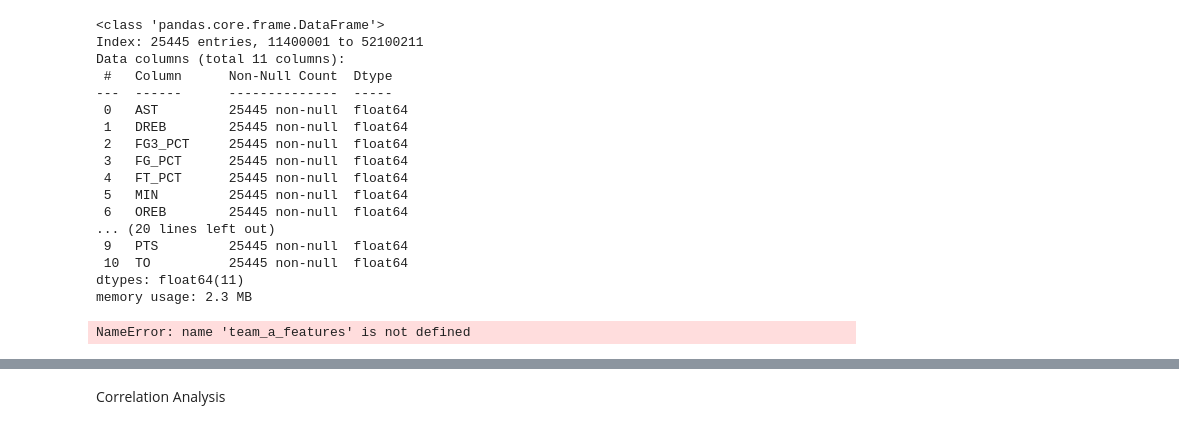
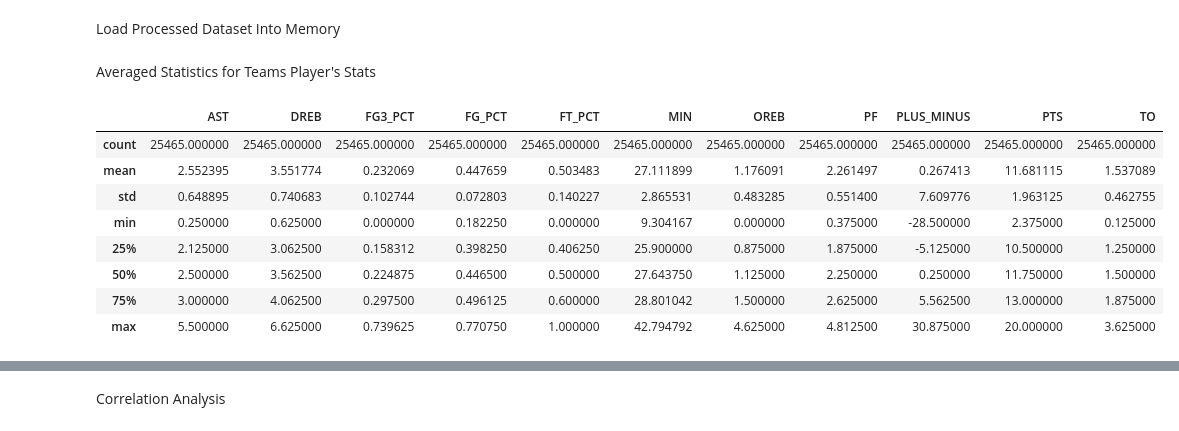
Before and after one commit to joaquinuriarte/sports-betting, a Jupyter notebook: model_binaries/EDA/processed_DS_EDA.ipynb, the cells around one changed output, grey strips where cells are left out. Saved outputs shown, nothing was run; the diff lists cells and outputs as text; code cells hidden in the pictures.

```diff
--- a/model_binaries/EDA/processed_DS_EDA.ipynb
+++ b/model_binaries/EDA/processed_DS_EDA.ipynb
@@ -37,0 +16,2 @@ final_features
+# %% [markdown]
+Load Processed Dataset Into Memory
@@ -38,29 +23,17 @@ final_features
+# %% [markdown]
+Averaged Statistics for Teams Player's Stats
 # %%
-team_a_features = final_features.filter(like='A_player').groupby(lambda x: x.split('_', 3)[-1], axis=1).mean()
-team_b_features = final_features.filter(like='B_player').groupby(lambda x: x.split('_', 3)[-1], axis=1).mean()
-team_a_features.describe()
-team_b_features.describe()
-team_a_features.info()
-team_b_features.info()
+team_a_features = processed_dataset.features.filter(like='A_player').groupby(lambda x: x.split('_', 3)[-1], axis=1).mean()
+team_b_features = processed_dataset.features.filter(like='B_player').groupby(lambda x: x.split('_', 3)[-1], axis=1).mean()
-# %% [output]
-<class 'pandas.core.frame.DataFrame'>
-Index: 25445 entries, 11400001 to 52100211
-Data columns (total 11 columns):
- #   Column      Non-Null Count  Dtype
----  ------      --------------  -----
- 0   AST         25445 non-null  float64
- 1   DREB        25445 non-null  float64
- 2   FG3_PCT     25445 non-null  float64
- 3   FG_PCT      25445 non-null  float64
- 4   FT_PCT      25445 non-null  float64
- 5   MIN         25445 non-null  float64
- 6   OREB        25445 non-null  float64
-... (20 lines left out)
- 9   PTS         25445 non-null  float64
- 10  TO          25445 non-null  float64
-dtypes: float64(11)
-memory usage: 2.3 MB
 # %%
-team_a_features
+team_a_features.describe()
 # %% [output]
-NameError: name 'team_a_features' is not defined
+|  | AST | DREB | FG3_PCT | FG_PCT | FT_PCT | MIN | OREB | PF | PLUS_MINUS | PTS | TO |
+| count | 25465.000000 | 25465.000000 | 25465.000000 | 25465.000000 | 25465.000000 | 25465.000000 | 25465.000000 | 25465.000000 | 25465.000000 | 25465.000000 | 25465.000000 |
+| mean | 2.552395 | 3.551774 | 0.232069 | 0.447659 | 0.503483 | 27.111899 | 1.176091 | 2.261497 | 0.267413 | 11.681115 | 1.537089 |
+| std | 0.648895 | 0.740683 | 0.102744 | 0.072803 | 0.140227 | 2.865531 | 0.483285 | 0.551400 | 7.609776 | 1.963125 | 0.462755 |
+| min | 0.250000 | 0.625000 | 0.000000 | 0.182250 | 0.000000 | 9.304167 | 0.000000 | 0.375000 | -28.500000 | 2.375000 | 0.125000 |
+| 25% | 2.125000 | 3.062500 | 0.158312 | 0.398250 | 0.406250 | 25.900000 | 0.875000 | 1.875000 | -5.125000 | 10.500000 | 1.250000 |
+| 50% | 2.500000 | 3.562500 | 0.224875 | 0.446500 | 0.500000 | 27.643750 | 1.125000 | 2.250000 | 0.250000 | 11.750000 | 1.500000 |
+| 75% | 3.000000 | 4.062500 | 0.297500 | 0.496125 | 0.600000 | 28.801042 | 1.500000 | 2.625000 | 5.562500 | 13.000000 | 1.875000 |
+| max | 5.500000 | 6.625000 | 0.739625 | 0.770750 | 1.000000 | 42.794792 | 4.625000 | 4.812500 | 30.875000 | 20.000000 | 3.625000 |
```
Also changed, not shown: parts of 26 cells of this notebook, 1 other file.
